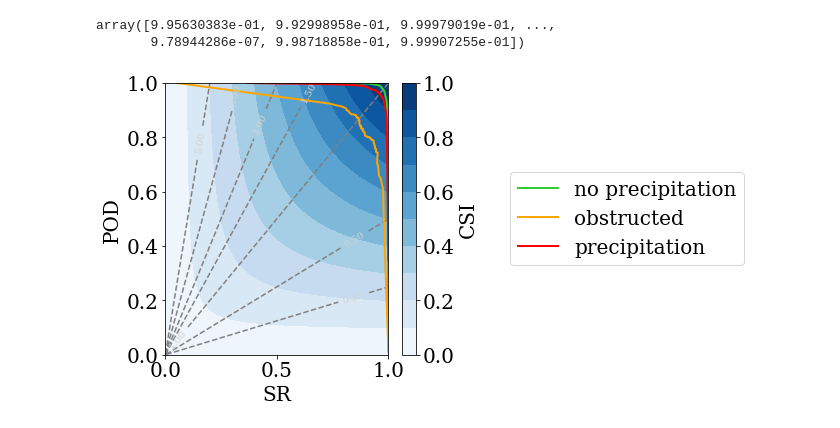
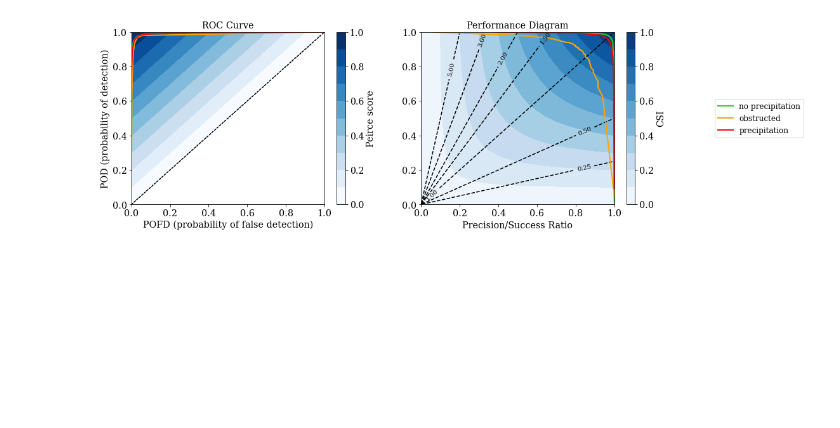
Before and after one commit to vprzybylo/ai2es, a Jupyter notebook: notebooks/roc.ipynb, the cells around one changed output. Saved outputs shown, nothing was run; the diff lists cells and outputs as text; code cells hidden in the pictures; blank space fills up the shorter version.

Commit message:
subplot performance/roc

```diff
--- a/notebooks/roc.ipynb
+++ b/notebooks/roc.ipynb
@@ -13,11 +14,12 @@ import matplotlib.pyplot as plt
 %autoreload 2
 # %%
 plt_params = {
-    "axes.labelsize": "medium",
-    "axes.titlesize": "medium",
-    "xtick.labelsize": "medium",
-    "ytick.labelsize": "medium",
-    "legend.title_fontsize": 10,
+    "axes.labelsize": "x-large",
+    "axes.titlesize": "x-large",
+    "xtick.labelsize": "x-large",
+    "ytick.labelsize": "x-large",
+    "legend.title_fontsize": 14,
+    "legend.fontsize": 12,
 }
 plt.rcParams["font.family"] = "serif"
 plt.rcParams.update(plt_params)
@@ -38,11 +40,55 @@ p.concatenate_loader_vars()
 yhat = p.max_preds
 y_validate = [i.item() for i in p.labels]
 # %%
-yhat_proba = np.zeros((len(config.CLASS_NAMES),len(p.topk_probs)))
+# convert predictions into shape [n_samples, n_classes]
+# where predictions are in order of class number (0,1,2)
+# not highest to lowest probability
+yhat_proba = np.zeros((len(p.topk_probs),len(config.CLASS_NAMES)))
 for i in range(len(p.topk_probs)):
     for c in range(len(config.CLASS_NAMES)):
-        yhat_proba[c, i] = p.topk_probs[i][np.where(np.array(p.topk_classes[i]) == c)[0][0]]
-yhat_proba[0,:]
+        yhat_proba[i, c] = p.topk_probs[i][np.where(np.array(p.topk_classes[i]) == c)[0][0]]
-# %% [output]
-array([9.95630383e-01, 9.92998958e-01, 9.99979019e-01, ...,
-       9.78944286e-07, 9.98718858e-01, 9.99907255e-01])
+# %%
+# plot performance diagram
+
+threshs = np.linspace(0.0,1.0,100)
+pofds = np.zeros((len(config.CLASS_NAMES), len(threshs)))
+pods = np.zeros((len(config.CLASS_NAMES), len(threshs)))
+srs = np.zeros((len(config.CLASS_NAMES), len(threshs)))
+
+ax1, ax2 = gewitter_functions.make_performance_diagram_axis()
+markerfacecolor = ['limegreen', 'orange', 'r']
+for c, _ in enumerate(config.CLASS_NAMES):
+    y_preds = yhat_proba[:,c]
+
+    #for each threshold
+    for i,t in enumerate(tqdm.tqdm(threshs)):
+        #make a dummy array full of a wrong prediction
+        if c == 0:
+            y_preds_bi = np.ones(len(y_preds),dtype=int)
+        else:
+            y_preds_bi = np.zeros(len(y_preds),dtype=int)
+        #find where the prediction is greater than or equal to the threshold
+        idx = np.where(y_preds >= t)
+        #set those indices to class label
+        y_preds_bi[idx] = c
+        #get the contingency table again
+        table = gewitter_functions.get_contingency_table(id=c, ol=np.array(p.labels), pl=np.array(y_preds_bi))
+
+        #calculate pod, sr and csi
+        pofds[c,i] = gewitter_functions.get_pofd(table)
+        srs[c,i] = gewitter_functions.get_sr(table)
+        pods[c,i] = gewitter_functions.get_pod(table)
+    ax2.plot(srs[c,:],pods[c,:],'-',color=markerfacecolor[c], markerfacecolor='w',lw=2, label=config.CLASS_NAMES[c])
+    #ax2.legend(loc='center left', bbox_to_anchor=(1.5, 0.5))
+    ax1.plot(pofds[c,:],pods[c,:],'-',color=markerfacecolor[c], markerfacecolor='w',lw=2, label=config.CLASS_NAMES[c])
+
+    ax2.legend(loc='center left', bbox_to_anchor=(1.5, 0.5))
+    ax1.set_xlabel('POFD (probability of false detection)')
+    ax1.set_ylabel('POD (probability of detection)')
+    ax1.set_title('ROC Curve')
+    ax1.set_ylim([0.0, 1.0])
+    ax1.set_xlim([0.0, 1.0])
+    ax1.plot([0, 1], [0, 1], 'k--', lw=1)
+gewitter_functions.peirce_contour(ax1)
+# %% [output]
+[figure, added]
@@ -49,6 +159,7 @@ array([9.95630383e-01, 9.92998958e-01, 9.99979019e-01, ...,
 # %%
+# plot performance diagram
+
 threshs = np.linspace(0.0,1.0,100)
-pl = [i.item() for i in p.labels] #torch to value
 
 pods = np.zeros((len(config.CLASS_NAMES), len(threshs)))
 srs = np.zeros((len(config.CLASS_NAMES), len(threshs)))
@@ -56,11 +167,11 @@ srs = np.zeros((len(config.CLASS_NAMES), len(threshs)))
 ax = gewitter_functions.make_performance_diagram_axis()
 markerfacecolor = ['limegreen', 'orange', 'r']
 for c, _ in enumerate(config.CLASS_NAMES):
-    y_preds = yhat_proba[c,:]
+    y_preds = yhat_proba[:,c]
 
     #for each threshold
     for i,t in enumerate(tqdm.tqdm(threshs)):
-        #make a dummy binary array full of 0s
+        #make a dummy array full of a wrong prediction
         if c == 0:
             y_preds_bi = np.ones(len(y_preds),dtype=int)
         else:
@@ -77,5 +188,3 @@ for c, _ in enumerate(config.CLASS_NAMES):
         srs[c,i] = gewitter_functions.get_sr(table)
     ax.plot(srs[c,:],pods[c,:],'-',color=markerfacecolor[c], markerfacecolor='w',lw=2, label=config.CLASS_NAMES[c])
     ax.legend(loc='center left', bbox_to_anchor=(1.5, 0.5))
-# %% [output]
-[figure, removed]
```
Also changed, not shown: parts of 6 cells of this notebook.
